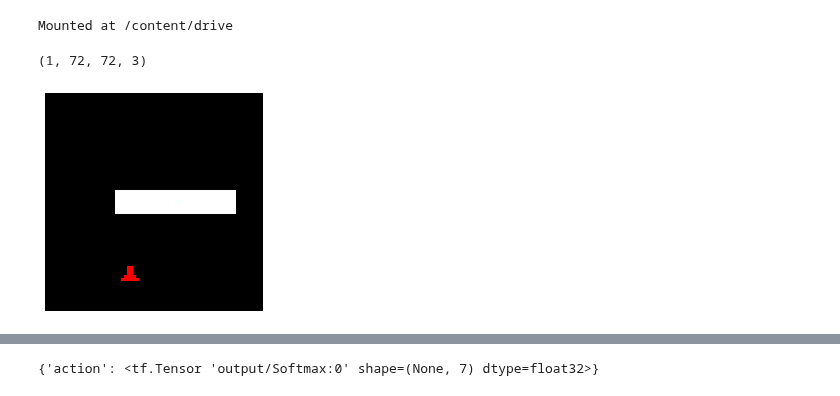
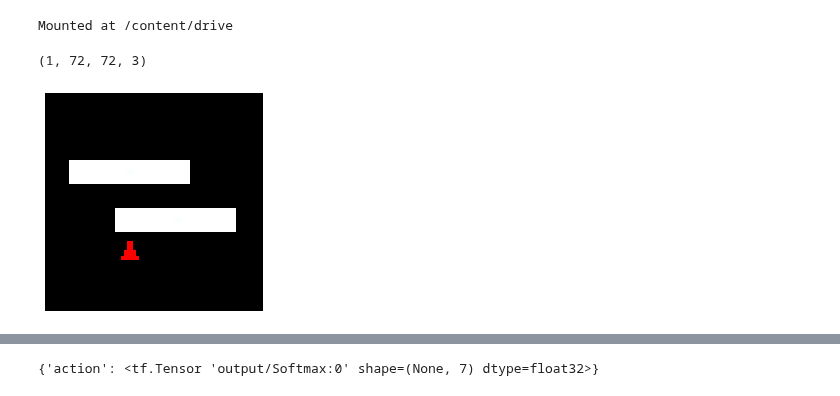
Before and after one commit to matpg/RL-Agent-for-Unreal-Engine, a Jupyter notebook: Prueba_de_modelo_en_TS.ipynb, the cells around one changed output, grey strips where cells are left out. Drawn from its saved outputs; the diff is of its cells as text; code cells hidden in the pictures.

```diff
--- a/Prueba_de_modelo_en_TS.ipynb
+++ b/Prueba_de_modelo_en_TS.ipynb
@@ -23,32 +23,34 @@ drive.mount('/content/drive')
 Mounted at /content/drive
 # %%
 '''
-
+EP1:
+  02 - 15
+  17 -
 '''
 
 def paint_obs_route(obsdnumpy_folder, number_ob):
   file = '/content/drive/MyDrive/Colab Notebooks/modelo ts agentnet/archivos de observaciones/obsnumpy'+str(obsdnumpy_folder)+"/índice"+str(number_ob)+".png"
   img = tf.keras.preprocessing.image.load_img(file, target_size=[72, 72])
   img_to_test = tf.keras.preprocessing.image.img_to_array(img)
   img_to_test = np.array(img_to_test).reshape(1, 72, 72, 3)
   print(img_to_test.shape)
   return img_to_test, img
 
 n_folder = 7
-image_test_index = 2
+image_test_index = 18
 image_to_test, image_to_plt = paint_obs_route(n_folder, image_test_index+1)
 
 def print_images(image):
   plt.imshow(image)
   plt.axis('off')
 
 print_images(image_to_plt)
-# EN UE4, SE PODRIA GENERAR LA IMAGEN NEGRA, Y
-# LUEGO, CON DIRECCIONES O PUNTOS DE REFERENCIA DADAS,
-# GENERAR EL TRINGULO DEL AGENTE EN COLOR ROJO
+# PROBAR CON AJUSTAR UN ENTORNO MUCHO MÁS GRANDE
+# PARA ENTRENAR CON VARIOS OBSTACULOS
+# ENTRE AGENTE Y META
 # %% [output]
 (1, 72, 72, 3)
-[figure, old version]
+[figure, new version]
 # %%
 '''
 
```
Also changed, not shown: parts of 3 cells of this notebook.
